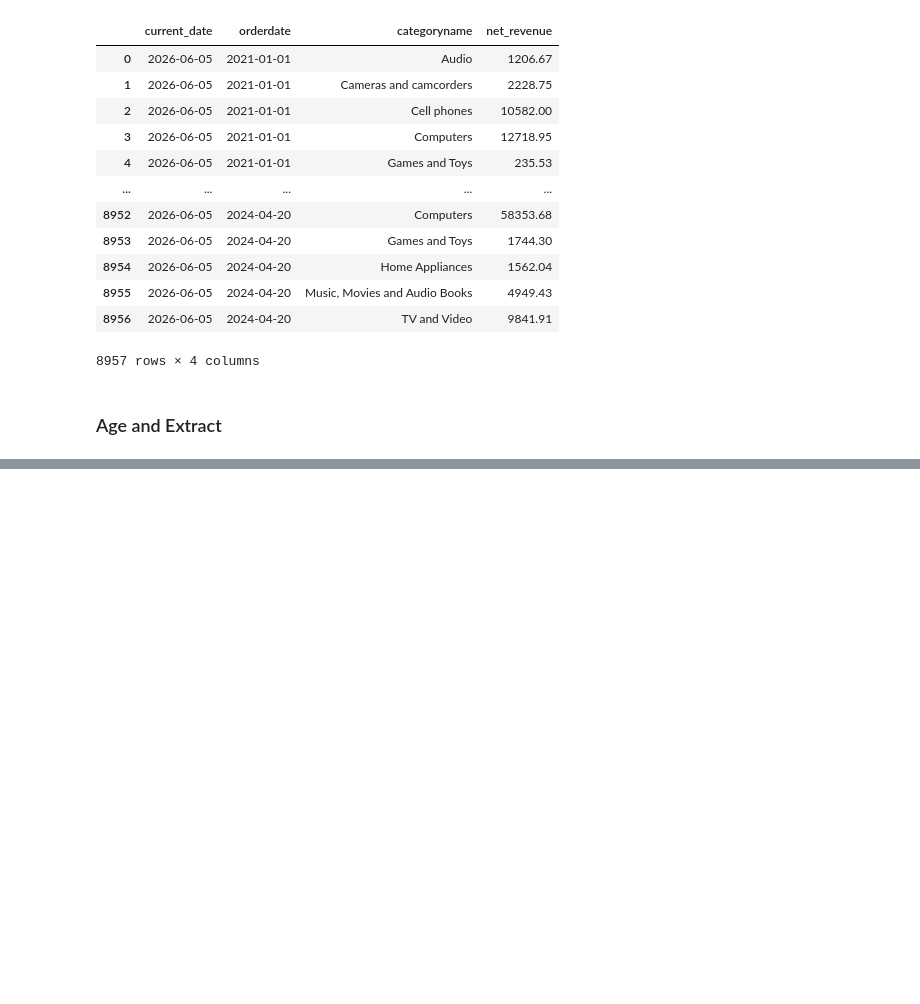
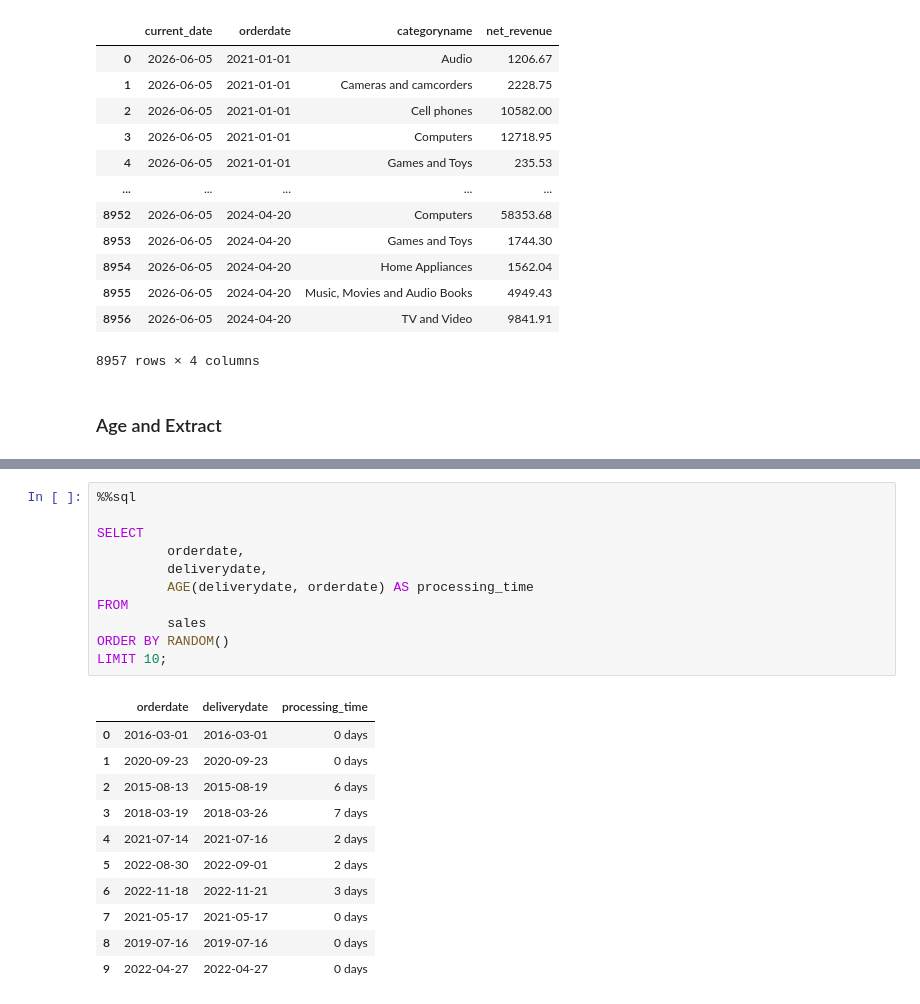
Before and after one commit to bonsoul/Data_Engineering101, a Jupyter notebook: DATE&TIME.ipynb, the cells around one changed output, grey strips where cells are left out. Saved outputs shown, nothing was run; the diff lists cells and outputs as text; blank space fills up the shorter version.

```diff
--- a/DATE&TIME.ipynb
+++ b/DATE&TIME.ipynb
@@ -289,0 +334,23 @@ ORDER BY
+# %%
+%%sql
+
+SELECT
+         orderdate,
+         deliverydate,
+         AGE(deliverydate, orderdate) AS processing_time
+FROM
+         sales
+ORDER BY RANDOM()
+LIMIT 10;
+# %% [output]
+|  | orderdate | deliverydate | processing_time |
+| 0 | 2016-03-01 | 2016-03-01 | 0 days |
+| 1 | 2020-09-23 | 2020-09-23 | 0 days |
+| 2 | 2015-08-13 | 2015-08-19 | 6 days |
+| 3 | 2018-03-19 | 2018-03-26 | 7 days |
+| 4 | 2021-07-14 | 2021-07-16 | 2 days |
+| 5 | 2022-08-30 | 2022-09-01 | 2 days |
+| 6 | 2022-11-18 | 2022-11-21 | 3 days |
+| 7 | 2021-05-17 | 2021-05-17 | 0 days |
+| 8 | 2019-07-16 | 2019-07-16 | 0 days |
+| 9 | 2022-04-27 | 2022-04-27 | 0 days |
```
Also changed, not shown: parts of 2 cells of this notebook.
